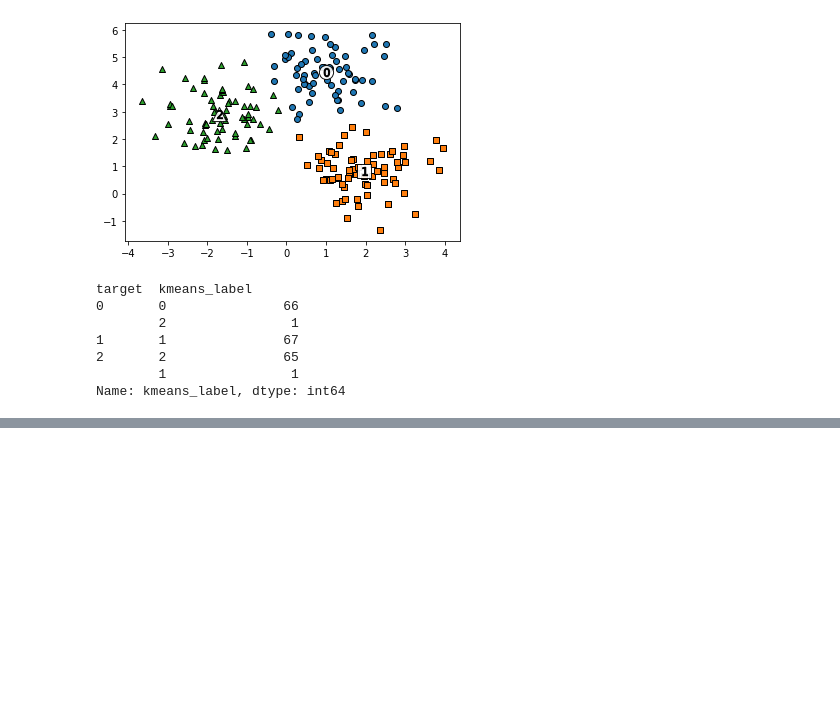
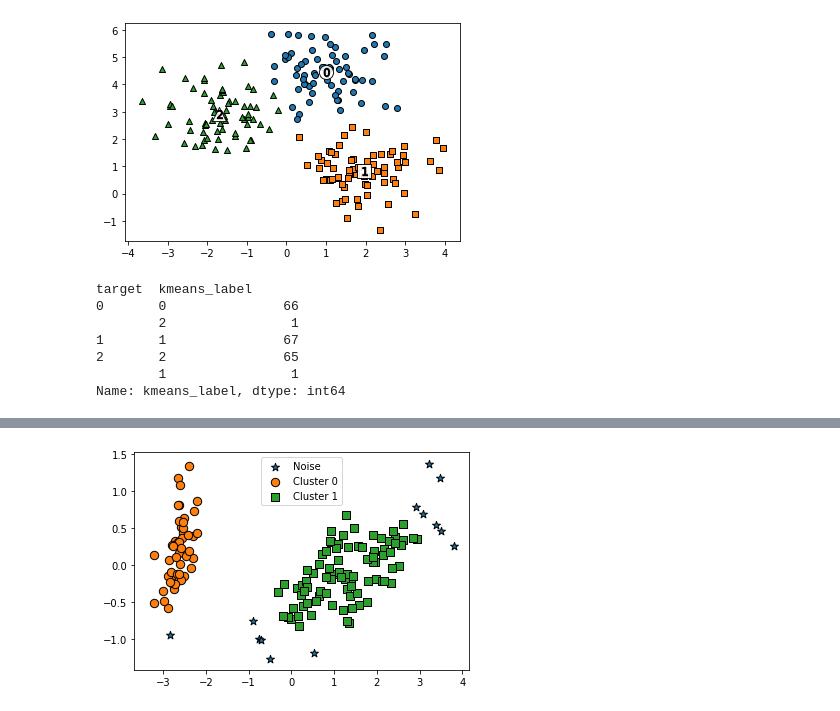
Before and after one commit to JungRyung/AI_class, a Jupyter notebook: Machine-Learning/ch07_clustering.ipynb, the cells around one changed output, grey strips where cells are left out. Saved outputs shown, nothing was run; the diff lists cells and outputs as text; code cells hidden in the pictures; blank space fills up the shorter version.

Commit message:
update clustering

```diff
--- a/Machine-Learning/ch07_clustering.ipynb
+++ b/Machine-Learning/ch07_clustering.ipynb
@@ -148,0 +327,43 @@ Name: kmeans_label, dtype: int64
+# %%
+### 클러스터 결과를 담은 DataFrame과 사이킷런의 Cluster 객체등을 인자로 받아 클러스터링 결과를 시각화하는 함수
+def visualize_cluster_plot(clusterobj, dataframe, label_name, iscenter=True):
+    if iscenter :
+        centers = clusterobj.cluster_centers_
+
+    unique_labels = np.unique(dataframe[label_name].values)
+    markers=['o', 's', '^', 'x', '*']
+    isNoise=False
+
+    for label in unique_labels:
+        label_cluster = dataframe[dataframe[label_name]==label]
+        if label == -1:
+            cluster_legend = 'Noise'
+            isNoise=True
+        else :
+            cluster_legend = 'Cluster '+str(label)
+
+        plt.scatter(x=label_cluster['ftr1'], y=label_cluster['ftr2'], s=70,\
+                    edgecolor='k', marker=markers[label], label=cluster_legend)
+
+        if iscenter:
+            center_x_y = centers[label]
+            plt.scatter(x=center_x_y[0], y=center_x_y[1], s=250, color='white',
+                        alpha=0.9, edgecolor='k', marker=markers[label])
+            plt.scatter(x=center_x_y[0], y=center_x_y[1], s=70, color='k',\
+                        edgecolor='k', marker='$%d$' % label)
+    if isNoise:
+        legend_loc='upper center'
+    else: legend_loc='upper right'
+
+    plt.legend(loc=legend_loc)
+    plt.show()
+# %%
+pca = PCA(n_components=2)
+pca_transformed = pca.fit_transform(iris.data)
+
+irisDF['ftr1'] = pca_transformed[:, 0]
+irisDF['ftr2'] = pca_transformed[:, 1]
+
+visualize_cluster_plot(dbscan, irisDF, 'dbscan_cluster', iscenter=False)
+# %% [output]
+[figure, added]
```
Also changed, not shown: parts of 4 cells of this notebook, 3 other files.
